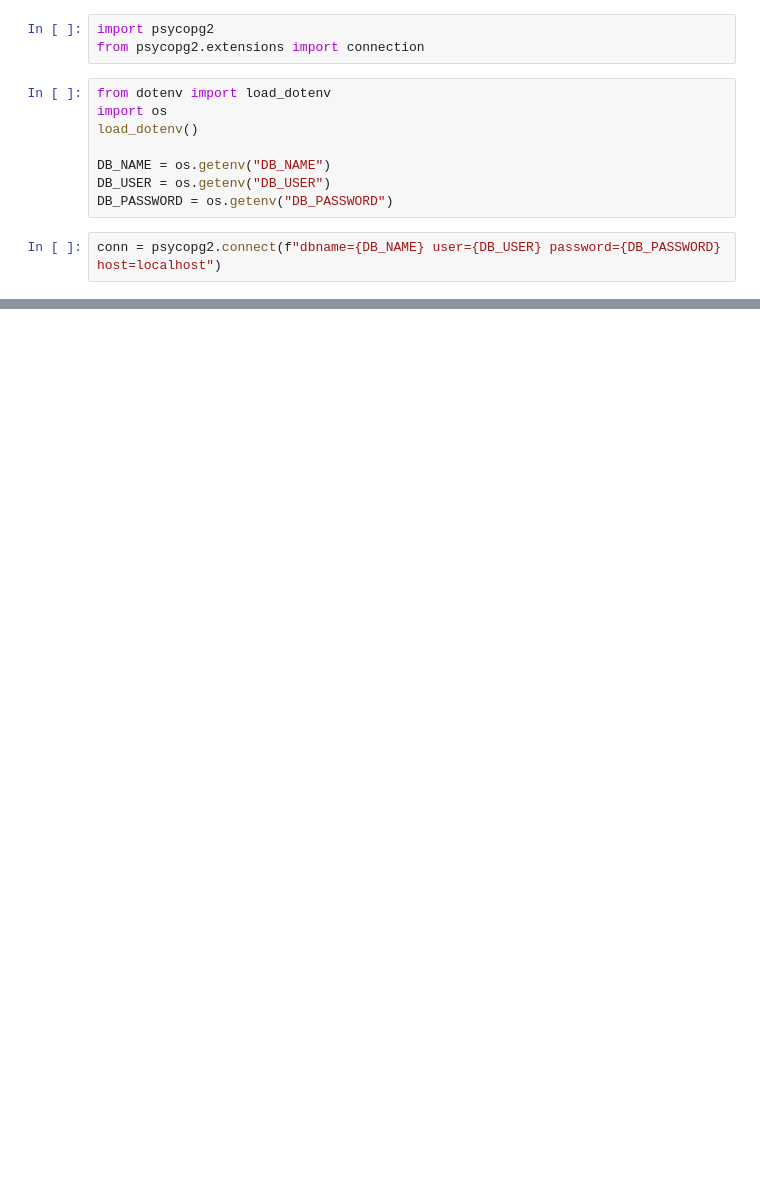
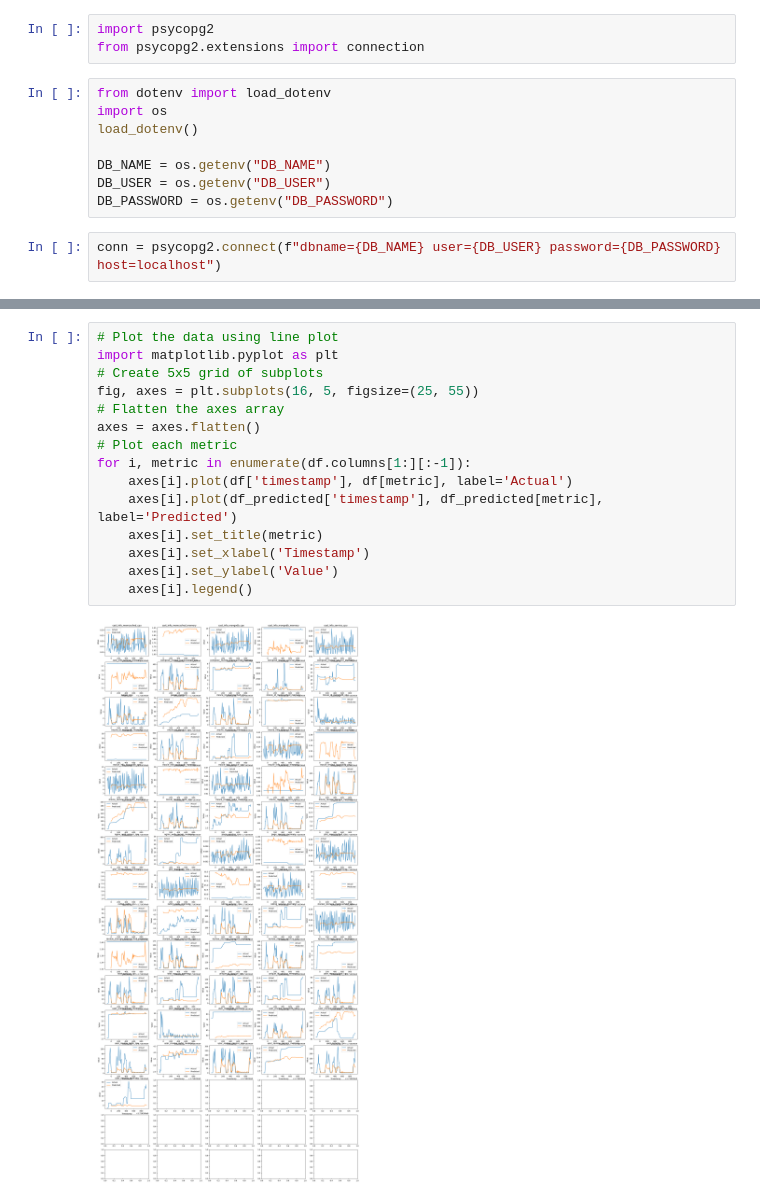
Before and after one commit to rozanfa/kubernetes-autoscaler, a Jupyter notebook: visualize.ipynb, the cells around one changed output, grey strips where cells are left out. Saved outputs shown, nothing was run; the diff lists cells and outputs as text; blank space fills up the shorter version.

```diff
--- a/visualize.ipynb
+++ b/visualize.ipynb
@@ -55,0 +56,17 @@ df_predicted.head()
+# %%
+# Plot the data using line plot
+import matplotlib.pyplot as plt
+# Create 5x5 grid of subplots
+fig, axes = plt.subplots(16, 5, figsize=(25, 55))
+# Flatten the axes array
+axes = axes.flatten()
+# Plot each metric
+for i, metric in enumerate(df.columns[1:][:-1]):
+    axes[i].plot(df['timestamp'], df[metric], label='Actual')
+    axes[i].plot(df_predicted['timestamp'], df_predicted[metric], label='Predicted')
+    axes[i].set_title(metric)
+    axes[i].set_xlabel('Timestamp')
+    axes[i].set_ylabel('Value')
+    axes[i].legend()
+# %% [output]
+[figure, added]
```
Also changed, not shown: parts of 16 cells of this notebook, 16 other files.
